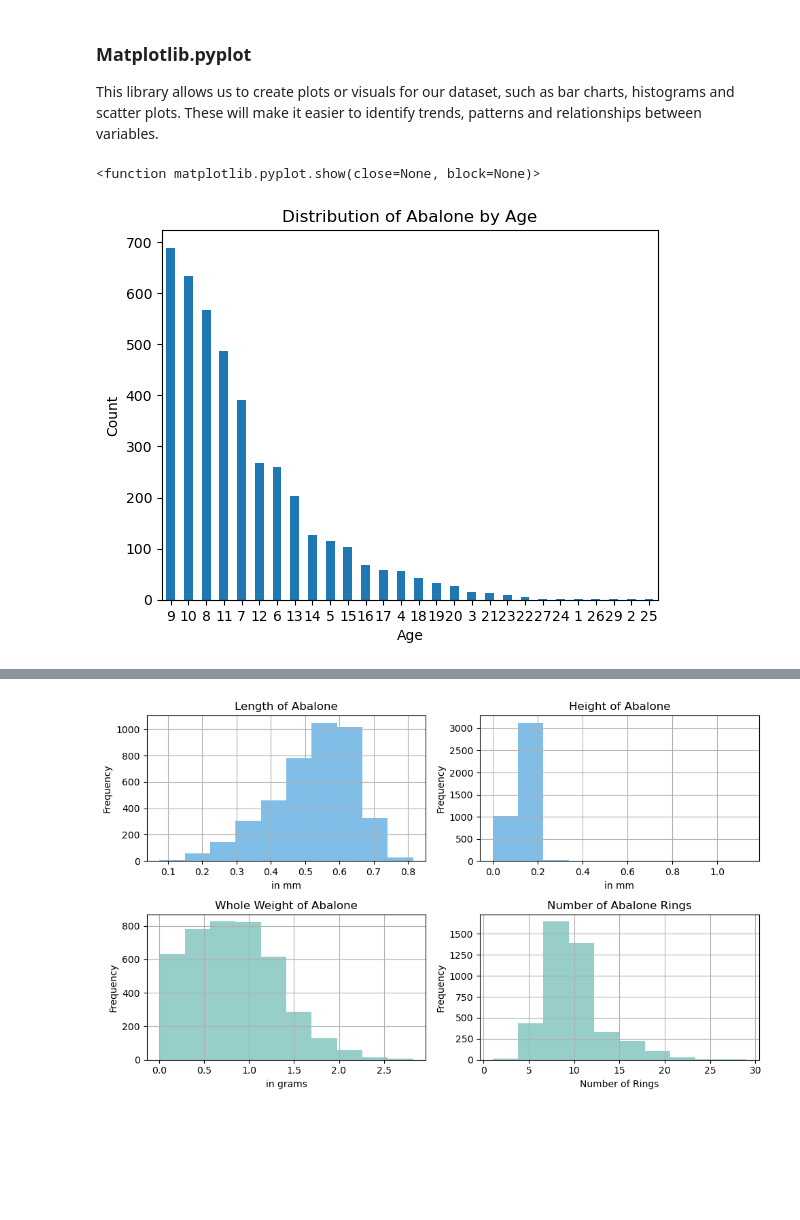
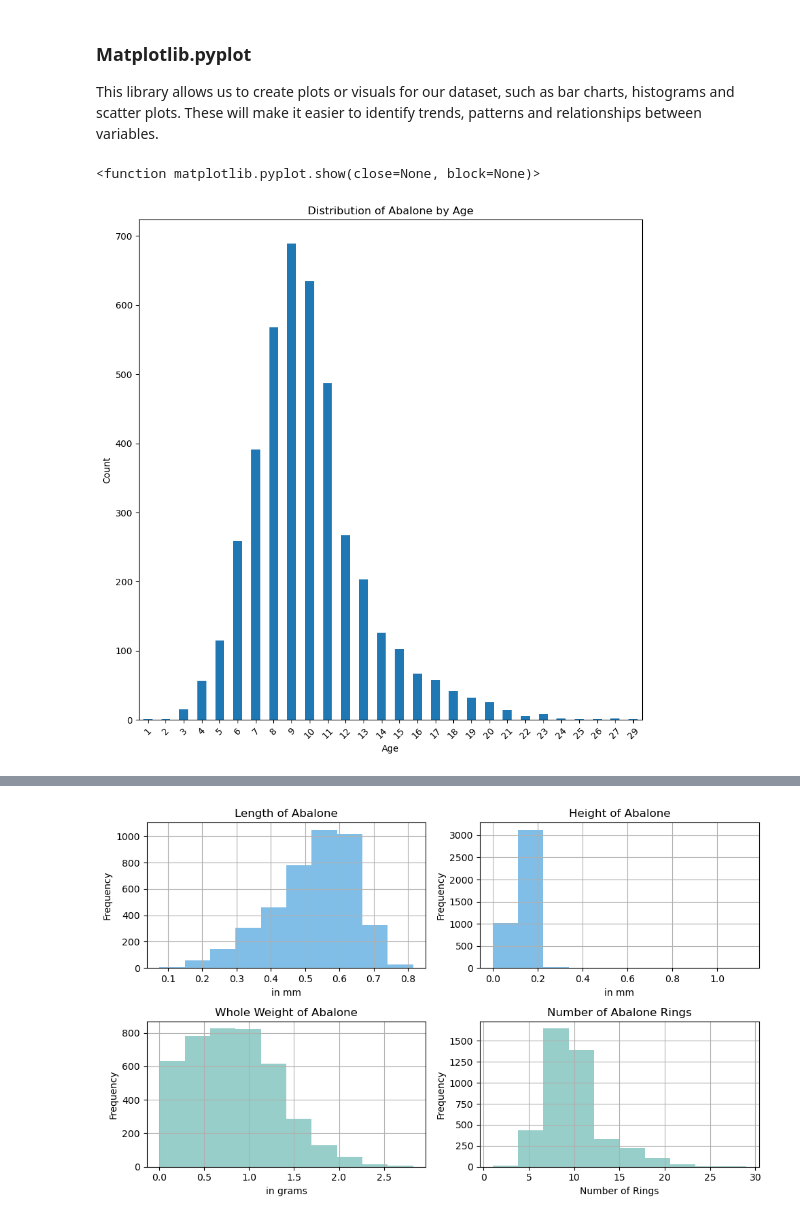
Before and after one commit to Shmoooe/PDA-project, a Jupyter notebook: abalone.ipynb, the cells around one changed output, grey strips where cells are left out. Saved outputs shown, nothing was run; the diff lists cells and outputs as text; code cells hidden in the pictures; blank space fills up the shorter version.

```diff
--- a/abalone.ipynb
+++ b/abalone.ipynb
@@ -75,12 +75,13 @@ import matplotlib.pyplot as plt
 This library allows us to create plots or visuals for our dataset, such as bar charts, histograms and scatter plots. These will make it easier to identify trends, patterns and relationships between variables.
 # %%
 # creates a bar chart to show the distribution of "sex"
-abalone["rings"].value_counts().plot(kind="bar")
+plt.figure(figsize=(10, 10)) #width and height
+abalone["rings"].value_counts().sort_index().plot(kind="bar")
 plt.title("Distribution of Abalone by Age")
 plt.xlabel("Age")
 plt.ylabel("Count")
-plt.xticks(rotation=0) # ensures labels are upright
+plt.xticks(rotation=45) # puts labels at an angle for ease of reading
 plt.show
 # %% [output]
 <function matplotlib.pyplot.show(close=None, block=None)>
-[figure, old version]
+[figure, new version]
```
Also changed, not shown: parts of 1 cell of this notebook.
